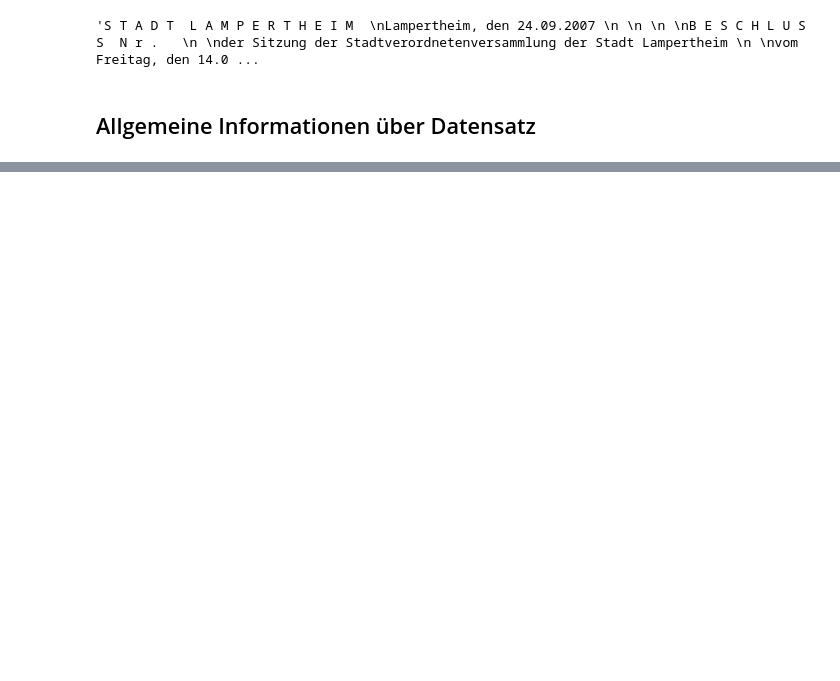
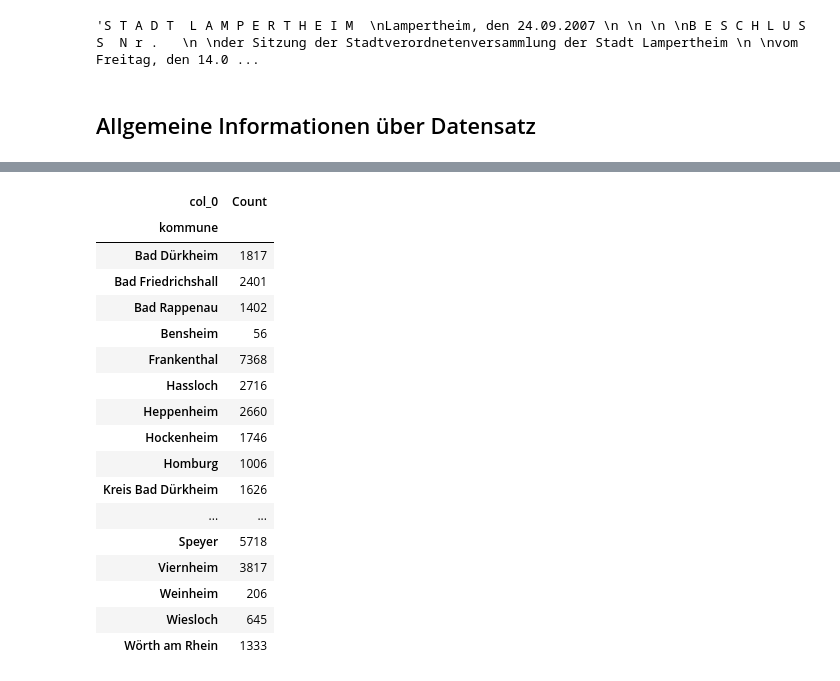
Before and after one commit to johanngrobe/masterthesis_code, a Jupyter notebook: text-mining/02_Daten_bearbeiten.ipynb, the cells around one changed output, grey strips where cells are left out. Drawn from its saved outputs; the diff is of its cells as text; code cells hidden in the pictures; blank space fills up the shorter version.

```diff
--- a/text-mining/02_Daten_bearbeiten.ipynb
+++ b/text-mining/02_Daten_bearbeiten.ipynb
@@ -141,0 +227,21 @@ df.groupby(['kommune']).agg({'date_print': [min, max]}).to_latex("../../latex/Ta
+# %%
+pd.crosstab(index=df['kommune'], columns='Count')
+# %% [output]
+| col_0 | Count |
+| kommune |  |
+| Bad Dürkheim | 1817 |
+| Bad Friedrichshall | 2401 |
+| Bad Rappenau | 1402 |
+| Bensheim | 56 |
+| Frankenthal | 7368 |
+| Hassloch | 2716 |
+| Heppenheim | 2660 |
+| Hockenheim | 1746 |
+| Homburg | 1006 |
+| Kreis Bad Dürkheim | 1626 |
+| ... | ... |
+| Speyer | 5718 |
+| Viernheim | 3817 |
+| Weinheim | 206 |
+| Wiesloch | 645 |
+| Wörth am Rhein | 1333 |
```
Also changed, not shown: parts of 21 cells of this notebook, 1 other file.
